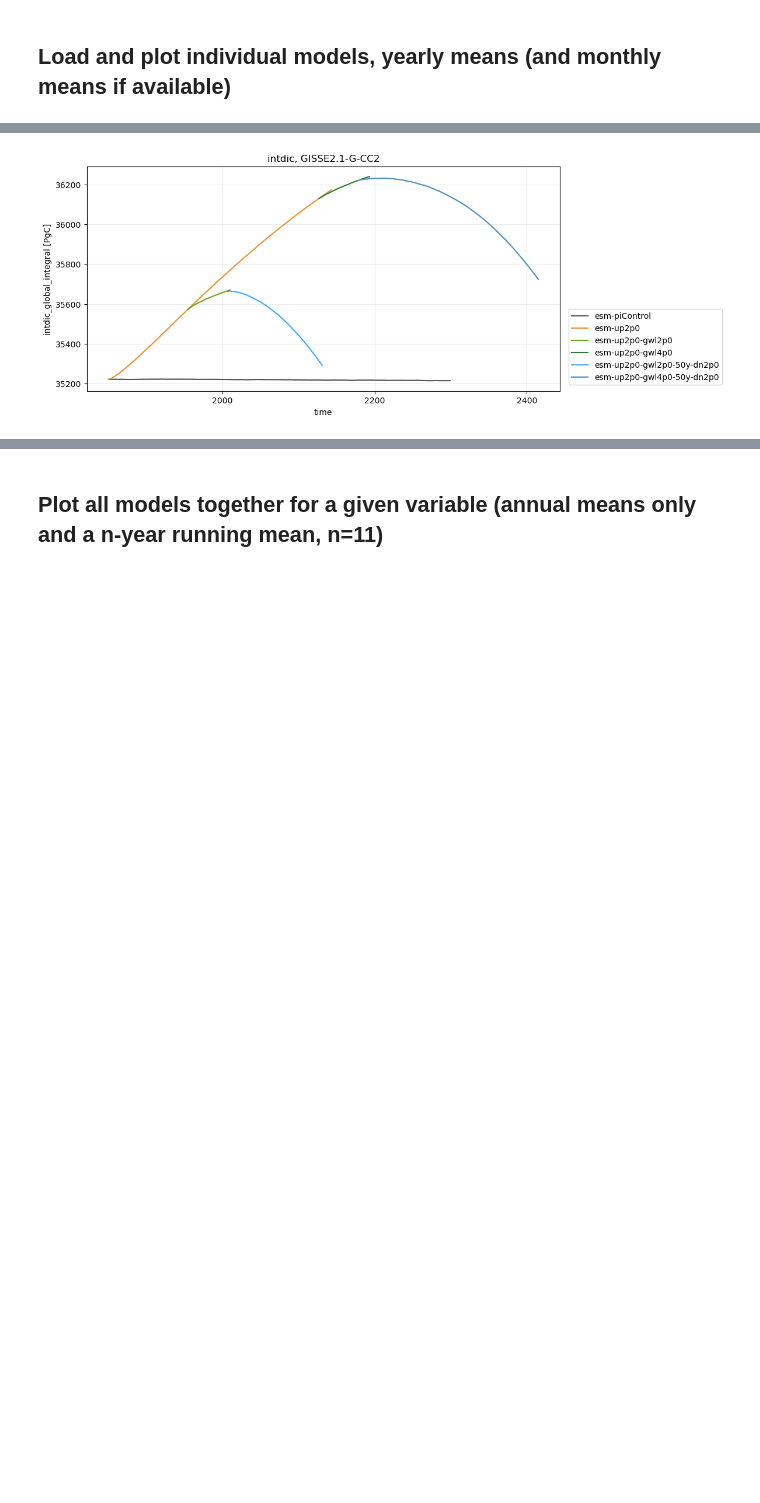
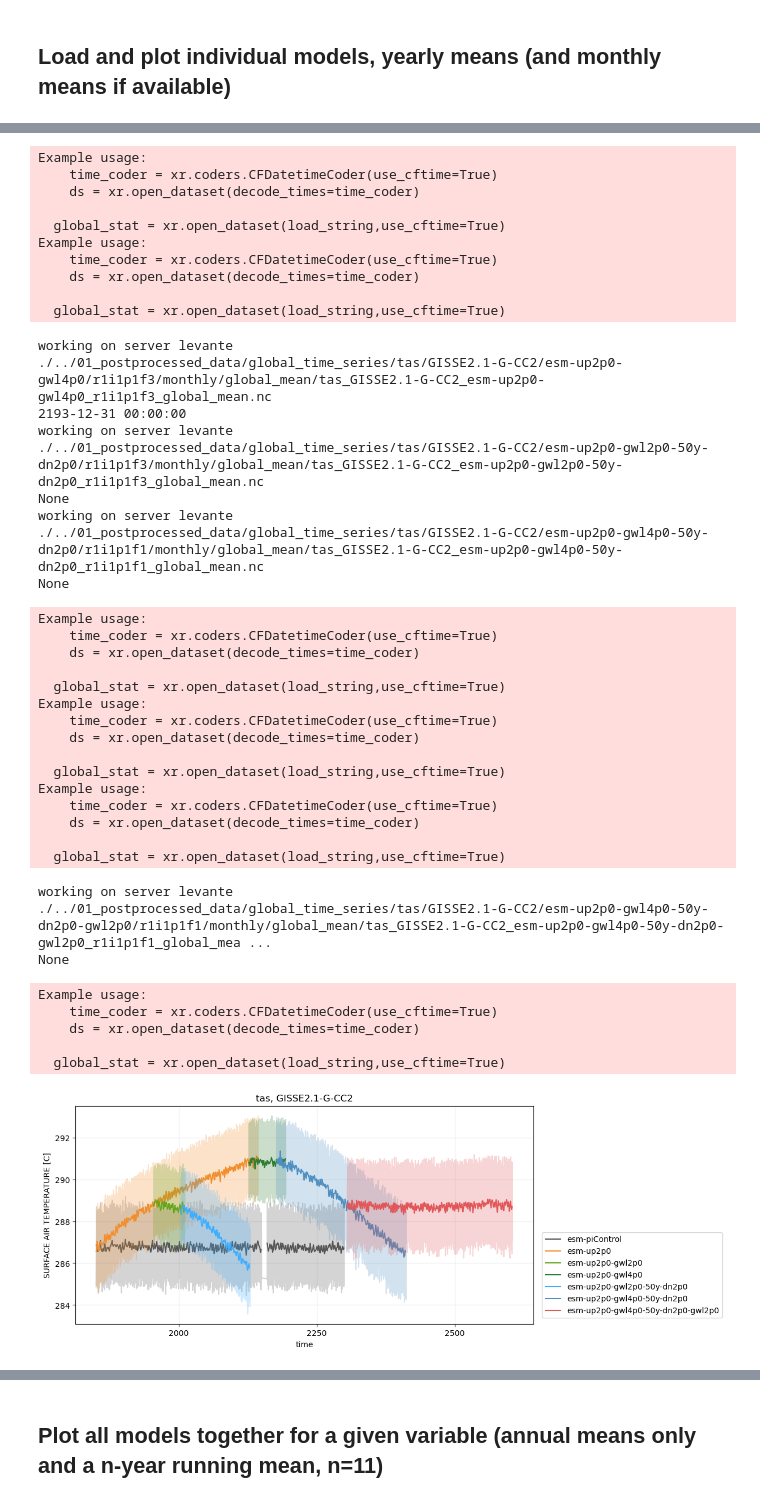
Before and after one commit to eikekoehn/TIPMIP_carbon_cycle, a Jupyter notebook: 02_analysis_and_plotting/plot_time_series_of_global_statistic.ipynb, the cells around one changed output, grey strips where cells are left out. Saved outputs shown, nothing was run; the diff lists cells and outputs as text; code cells hidden in the pictures; blank space fills up the shorter version.

```diff
--- a/02_analysis_and_plotting/plot_time_series_of_global_statistic.ipynb
+++ b/02_analysis_and_plotting/plot_time_series_of_global_statistic.ipynb
@@ -14,7 +14,7 @@ Loading packages...
 # %%
 #stat = 'integral'#'integral'#'mean'
 #freq_input = 'monthly'#, 'yearly', 'daily'] #freq_output = 'monthly'#, 'yearly', 'daily', 'climatology', None]
-varias = ['intdic']#['dissic']#['co2']#['fgco2','nbp','tas','co2mass']#['intpp']#['nbp']#['fgco2','intpp','tas','tos','npp','nbp','cLand','cSoil','cVeg'] # 'tas','tos',['dissic']#
+varias = ['tas']#['dissic']#['co2']#['fgco2','nbp','tas','co2mass']#['intpp']#['nbp']#['fgco2','intpp','tas','tos','npp','nbp','cLand','cSoil','cVeg'] # 'tas','tos',['dissic']#
 models = ['GISSE2.1-G-CC2']#['GFDL-ESM2M','IPSL-CM6-ESMCO2','NorESM2-LM']#['GFDL-ESM2M','IPSL-CM6-ESMCO2',
          # 'GISSE2.1-G-CC2','UKESM1-2','EC-Earth3-ESM-1',
          # 'MIROC-ES2L','CESM2','ACCESS-ESM1-5']#[]#,
@@ -27,7 +27,7 @@ run_dict = pruns.get_run_dict()
 
 def get_freq_input(model):
     if model == 'GISSE2.1-G-CC2':
-        freq_input = 'yearly'
+        freq_input = 'monthly'
     else:
         freq_input = 'monthly'
     return freq_input
@@ -197,12 +197,12 @@ for varia in varias:
         stat = get_stat(varia,model)
         vert_stat = get_vert_stat(varia,default=True)
         mgrab = MODELgrabber.get_grabber(model)
-        member = mgrab.get_member()
         infix = get_infix(varia,default=True)
         #color = model_dict[model].color_id
         global_stats = dict()
         fig, ax = plt.subplots(figsize=(12,5))
         for run in runs:
+            member = mgrab.get_member(run)
             try:
                 color = run_dict[run].color_id
                 load_dir = f'./../01_postprocessed_data/global_time_series/{varia}/{model}/{run}/{member}/{freq_input}/{infix}global_{stat}{suffix}'
@@ -248 +248,43 @@ Nothing to plot for intdic, GISSE2.1-G-CC2, r0i0p0f0, esm-up2p0-gwl4p0-50y-dn2p0
+Example usage:
+    time_coder = xr.coders.CFDatetimeCoder(use_cftime=True)
+    ds = xr.open_dataset(decode_times=time_coder)
+
+  global_stat = xr.open_dataset(load_string,use_cftime=True)
+Example usage:
+    time_coder = xr.coders.CFDatetimeCoder(use_cftime=True)
+    ds = xr.open_dataset(decode_times=time_coder)
+
+  global_stat = xr.open_dataset(load_string,use_cftime=True)
+working on server levante
+./../01_postprocessed_data/global_time_series/tas/GISSE2.1-G-CC2/esm-up2p0-gwl4p0/r1i1p1f3/monthly/global_mean/tas_GISSE2.1-G-CC2_esm-up2p0-gwl4p0_r1i1p1f3_global_mean.nc
+2193-12-31 00:00:00
+working on server levante
+./../01_postprocessed_data/global_time_series/tas/GISSE2.1-G-CC2/esm-up2p0-gwl2p0-50y-dn2p0/r1i1p1f3/monthly/global_mean/tas_GISSE2.1-G-CC2_esm-up2p0-gwl2p0-50y-dn2p0_r1i1p1f3_global_mean.nc
+None
+working on server levante
+./../01_postprocessed_data/global_time_series/tas/GISSE2.1-G-CC2/esm-up2p0-gwl4p0-50y-dn2p0/r1i1p1f1/monthly/global_mean/tas_GISSE2.1-G-CC2_esm-up2p0-gwl4p0-50y-dn2p0_r1i1p1f1_global_mean.nc
+None
+Example usage:
+    time_coder = xr.coders.CFDatetimeCoder(use_cftime=True)
+    ds = xr.open_dataset(decode_times=time_coder)
+
+  global_stat = xr.open_dataset(load_string,use_cftime=True)
+Example usage:
+    time_coder = xr.coders.CFDatetimeCoder(use_cftime=True)
+    ds = xr.open_dataset(decode_times=time_coder)
+
+  global_stat = xr.open_dataset(load_string,use_cftime=True)
+Example usage:
+    time_coder = xr.coders.CFDatetimeCoder(use_cftime=True)
+    ds = xr.open_dataset(decode_times=time_coder)
+
+  global_stat = xr.open_dataset(load_string,use_cftime=True)
+working on server levante
+./../01_postprocessed_data/global_time_series/tas/GISSE2.1-G-CC2/esm-up2p0-gwl4p0-50y-dn2p0-gwl2p0/r1i1p1f1/monthly/global_mean/tas_GISSE2.1-G-CC2_esm-up2p0-gwl4p0-50y-dn2p0-gwl2p0_r1i1p1f1_global_mea ...
+None
+Example usage:
+    time_coder = xr.coders.CFDatetimeCoder(use_cftime=True)
+    ds = xr.open_dataset(decode_times=time_coder)
+
+  global_stat = xr.open_dataset(load_string,use_cftime=True)
-[figure, old version]
+[figure, new version]
```
Also changed, not shown: parts of 2 cells of this notebook, 9 other files.
